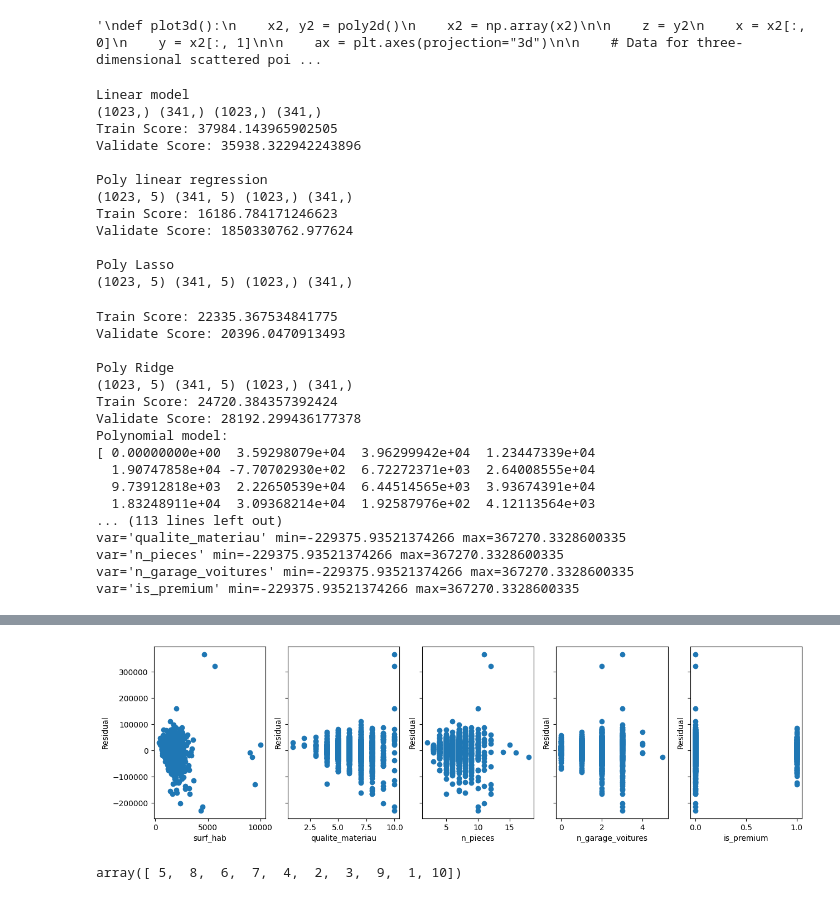
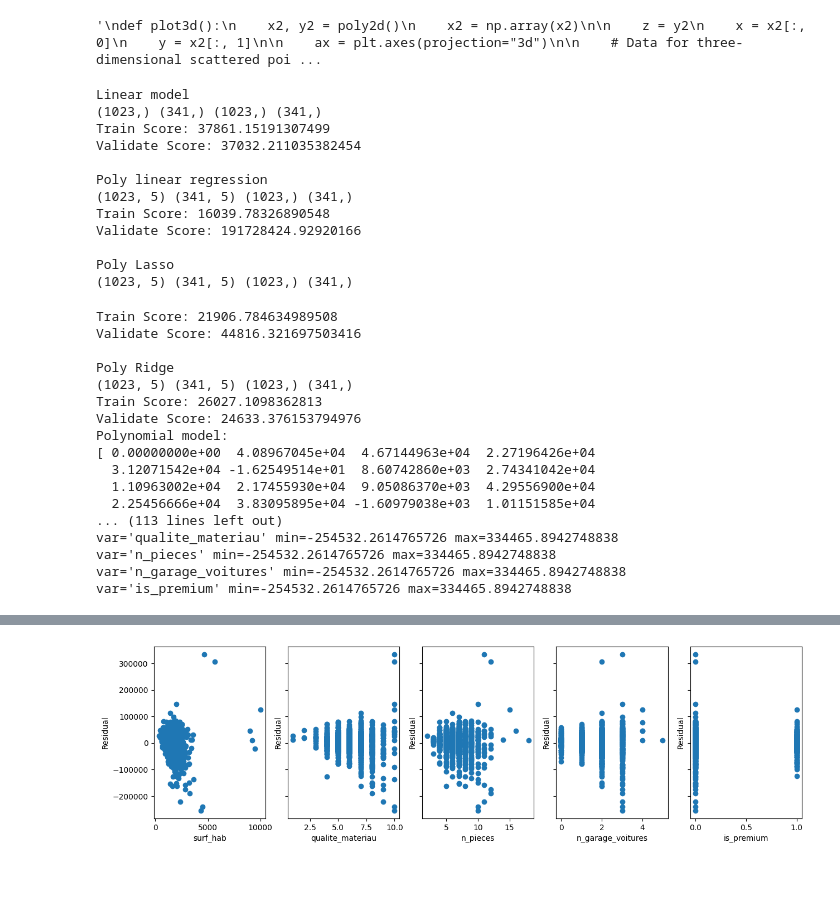
Before and after one commit to isc-hei-classrooms/301-Week1-ML-project, a Jupyter notebook: notebooks/project_1.ipynb, the cells around one changed output, grey strips where cells are left out. Saved outputs shown, nothing was run; the diff lists cells and outputs as text; code cells hidden in the pictures.

```diff
--- a/notebooks/project_1.ipynb
+++ b/notebooks/project_1.ipynb
@@ -262,6 +262,7 @@ def plot3d():
 # %%
 from sklearn.linear_model import Lasso, Ridge
 from sklearn.metrics import mean_absolute_error
+from sklearn.preprocessing import MinMaxScaler
 from isc301.hel_prediction import LinearModel, Model, PolyModel
 
 
@@ -275,12 +276,15 @@ def test_models():
         Col.car_spaces,
         "is_premium",
     ]
-    poly_lin: Model = PolyModel(x_vars, Col.price, LinearRegression(), degree=6)
+    scaler_cls = MinMaxScaler
+    poly_lin: Model = PolyModel(
+        x_vars, Col.price, LinearRegression(), scaler_cls, degree=6
+    )
     poly_lasso: Model = PolyModel(
-        x_vars, Col.price, Lasso(1, max_iter=10_000), degree=6
+        x_vars, Col.price, Lasso(1, max_iter=10_000), scaler_cls, degree=6
     )
     poly_ridge: Model = PolyModel(
-        x_vars, Col.price, Ridge(10, max_iter=10_000), degree=6
+        x_vars, Col.price, Ridge(10, max_iter=10_000), scaler_cls, degree=6
     )
     print("Linear model")
     linear.process_dataset(df2, mean_absolute_error)
@@ -314,33 +318,33 @@ test_models()
 # %% [output]
 Linear model
 (1023,) (341,) (1023,) (341,)
-Train Score: 37984.143965902505
-Validate Score: 35938.322942243896
+Train Score: 37861.15191307499
+Validate Score: 37032.211035382454
 
 Poly linear regression
 (1023, 5) (341, 5) (1023,) (341,)
-Train Score: 16186.784171246623
-Validate Score: 1850330762.977624
+Train Score: 16039.78326890548
+Validate Score: 191728424.92920166
 
 Poly Lasso
 (1023, 5) (341, 5) (1023,) (341,)
-Train Score: 22335.367534841775
-Validate Score: 20396.0470913493
+Train Score: 21906.784634989508
+Validate Score: 44816.321697503416
 
 Poly Ridge
 (1023, 5) (341, 5) (1023,) (341,)
-Train Score: 24720.384357392424
-Validate Score: 28192.299436177378
+Train Score: 26027.1098362813
+Validate Score: 24633.376153794976
 Polynomial model:
-[ 0.00000000e+00  3.59298079e+04  3.96299942e+04  1.23447339e+04
-  1.90747858e+04 -7.70702930e+02  6.72272371e+03  2.64008555e+04
-  9.73912818e+03  2.22650539e+04  6.44514565e+03  3.93674391e+04
-  1.83248911e+04  3.09368214e+04  1.92587976e+02  4.12113564e+03
+[ 0.00000000e+00  4.08967045e+04  4.67144963e+04  2.27196426e+04
+  3.12071542e+04 -1.62549514e+01  8.60742860e+03  2.74341042e+04
+  1.10963002e+04  2.17455930e+04  9.05086370e+03  4.29556900e+04
+  2.25456666e+04  3.83095895e+04 -1.60979038e+03  1.01151585e+04
 ... (113 lines left out)
-var='qualite_materiau' min=-229375.93521374266 max=367270.3328600335
-var='n_pieces' min=-229375.93521374266 max=367270.3328600335
-var='n_garage_voitures' min=-229375.93521374266 max=367270.3328600335
-var='is_premium' min=-229375.93521374266 max=367270.3328600335
+var='qualite_materiau' min=-254532.2614765726 max=334465.8942748838
+var='n_pieces' min=-254532.2614765726 max=334465.8942748838
+var='n_garage_voitures' min=-254532.2614765726 max=334465.8942748838
+var='is_premium' min=-254532.2614765726 max=334465.8942748838
 |  | surf_hab | qualite_materiau | surface_sous_sol | qualite_globale | n_garage_voitures | n_toilettes | ... |
 | 523 | 4676 | 10 | 3138 | 5 | 3 | 1 | ... |
 | 1298 | 5642 | 10 | 6110 | 5 | 2 | 1 | ... |
@@ -350,5 +354 @@ var='is_premium' min=-229375.93521374266 max=367270.3328600335
-[figure, old version]
+[figure, new version]
-# %%
-df[Col.glob_quality].unique()
-# %% [output]
-array([ 5,  8,  6,  7,  4,  2,  3,  9,  1, 10])
```
Also changed, not shown: parts of 1 cell of this notebook, 1 other file.
